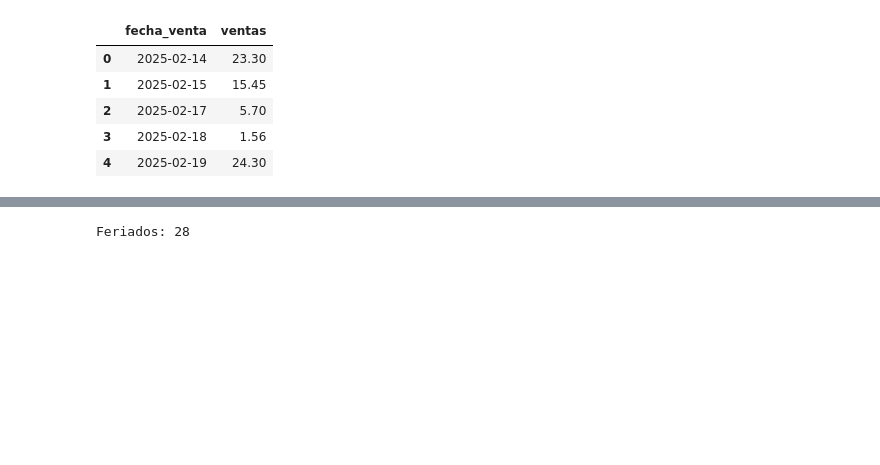
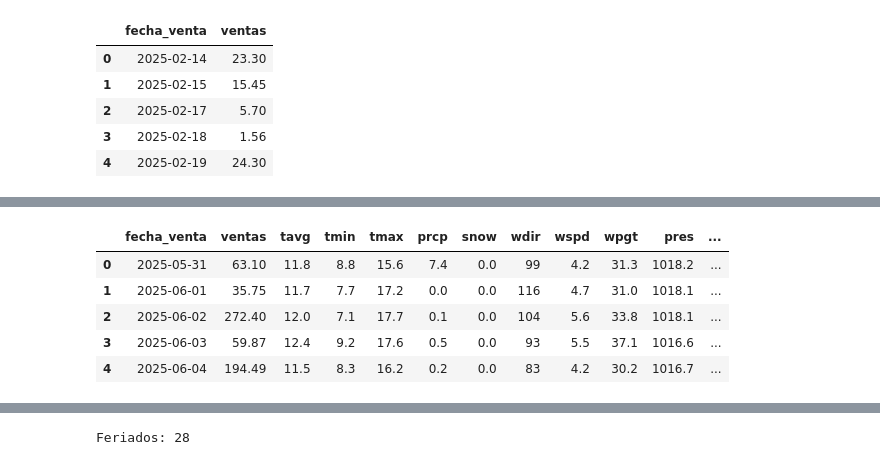
Before and after one commit to JohanC25/techhive3.0, a Jupyter notebook: notebooks/ModeloPrediccionVentasFinalDjango.ipynb, the cells around one changed output, grey strips where cells are left out. Drawn from its saved outputs; the diff is of its cells as text; code cells hidden in the pictures; blank space fills up the shorter version.

```diff
--- a/notebooks/ModeloPrediccionVentasFinalDjango.ipynb
+++ b/notebooks/ModeloPrediccionVentasFinalDjango.ipynb
@@ -230,0 +204,88 @@ display(weather_quito.head())
+# %%
+def get_weather_daily(lat, lon, start_date, end_date):
+    start_date = pd.to_datetime(start_date).date().isoformat()
+    end_date = pd.to_datetime(end_date).date().isoformat()
+
+    url = "https://archive-api.open-meteo.com/v1/archive"
+
+    params = {
+        "latitude": lat,
+        "longitude": lon,
+        "start_date": start_date,
+        "end_date": end_date,
+        "timezone": "auto",
+        "daily": ",".join([
+            "temperature_2m_mean",
+            "temperature_2m_min",
+            "temperature_2m_max",
+            "precipitation_sum",
+            "snowfall_sum",
+            "wind_direction_10m_dominant",
+            "wind_speed_10m_mean",
+            "wind_gusts_10m_max",
+            "pressure_msl_mean",
+            "sunshine_duration"
+        ])
+    }
+
+    response = requests.get(url, params=params, timeout=60)
+    response.raise_for_status()
+    data = response.json()
+
+    if "daily" not in data or "time" not in data["daily"]:
+        raise ValueError("No se pudieron obtener datos meteorológicos desde Open-Meteo.")
+
+    daily = data["daily"]
+
+    weather = pd.DataFrame({
+        "fecha_venta": pd.to_datetime(daily["time"]).tz_localize(None),
+        "tavg": daily.get("temperature_2m_mean", []),
+        "tmin": daily.get("temperature_2m_min", []),
+        "tmax": daily.get("temperature_2m_max", []),
+        "prcp": daily.get("precipitation_sum", []),
+        "snow": daily.get("snowfall_sum", []),
+        "wdir": daily.get("wind_direction_10m_dominant", []),
+        "wspd": daily.get("wind_speed_10m_mean", []),
+        "wpgt": daily.get("wind_gusts_10m_max", []),
+        "pres": daily.get("pressure_msl_mean", []),
+        "tsun": daily.get("sunshine_duration", [])
+    })
+
+    expected_cols = [
+        "tavg", "tmin", "tmax", "prcp", "snow",
+        "wdir", "wspd", "wpgt", "pres", "tsun"
+    ]
+
+    for c in expected_cols:
+        if c not in weather.columns:
+            weather[c] = np.nan
+
+    return weather[["fecha_venta"] + expected_cols].copy()
+
+
+# Rango global
+global_start = min(magic_daily["fecha_venta"].min(), pap_daily["fecha_venta"].min())
+global_end = max(magic_daily["fecha_venta"].max(), pap_daily["fecha_venta"].max())
+
+# Descargar clima de Quito
+weather_quito = get_weather_daily(QUITO_LAT, QUITO_LON, global_start, global_end)
+
+print("Shape weather_quito:", weather_quito.shape)
+display(weather_quito.head())
+
+# ============================================
+# OPCIONAL: MERGE CON TUS DATASETS
+# ============================================
+
+magic_daily["fecha_venta"] = pd.to_datetime(magic_daily["fecha_venta"]).dt.tz_localize(None)
+pap_daily["fecha_venta"] = pd.to_datetime(pap_daily["fecha_venta"]).dt.tz_localize(None)
+
+magic_daily = magic_daily.merge(weather_quito, on="fecha_venta", how="left")
+pap_daily = pap_daily.merge(weather_quito, on="fecha_venta", how="left")
+
+print("Shape magic_daily:", magic_daily.shape)
+print("Shape pap_daily:", pap_daily.shape)
+
+display(magic_daily.head())
+display(pap_daily.head())
+# %% [output]
@@ -230,0 +301,6 @@ display(weather_quito.head())
+|  | fecha_venta | ventas | tavg | tmin | tmax | prcp | snow | wdir | wspd | wpgt | pres | ... |
+| 0 | 2025-05-31 | 63.10 | 11.8 | 8.8 | 15.6 | 7.4 | 0.0 | 99 | 4.2 | 31.3 | 1018.2 | ... |
+| 1 | 2025-06-01 | 35.75 | 11.7 | 7.7 | 17.2 | 0.0 | 0.0 | 116 | 4.7 | 31.0 | 1018.1 | ... |
+| 2 | 2025-06-02 | 272.40 | 12.0 | 7.1 | 17.7 | 0.1 | 0.0 | 104 | 5.6 | 33.8 | 1018.1 | ... |
+| 3 | 2025-06-03 | 59.87 | 12.4 | 9.2 | 17.6 | 0.5 | 0.0 | 93 | 5.5 | 37.1 | 1016.6 | ... |
+| 4 | 2025-06-04 | 194.49 | 11.5 | 8.3 | 16.2 | 0.2 | 0.0 | 83 | 4.2 | 30.2 | 1016.7 | ... |
```
Also changed, not shown: parts of 17 cells of this notebook.
